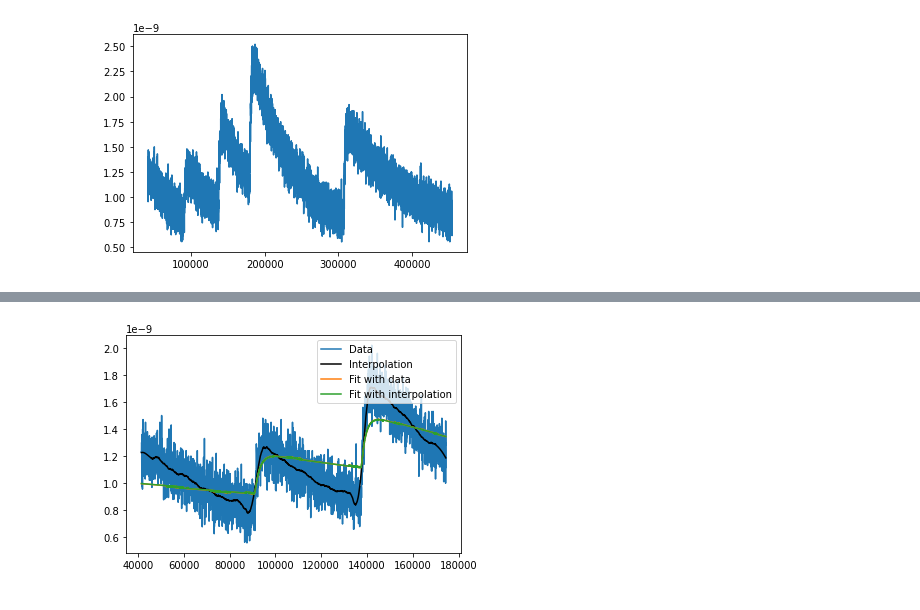
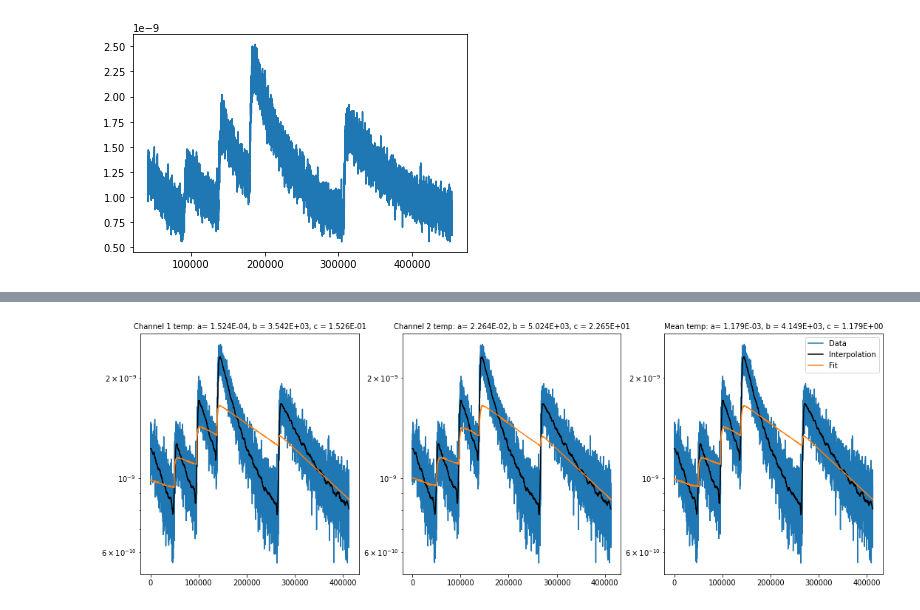
Before and after one commit to Moore-Lab/outgassing-setup, a Jupyter notebook: analysis/Data_Analysis.ipynb, the cells around one changed output, grey strips where cells are left out. Cells and saved outputs as stored; diff of their text form; code cells hidden in the pictures.

```diff
--- a/analysis/Data_Analysis.ipynb
+++ b/analysis/Data_Analysis.ipynb
@@ -134,14 +165,19 @@ d.range[gas]
 # %%
+##this takes a while to run, so eventually it might be good to try to optimize how this is running
+##I might start with coarser binning for the parameter scans
 c_range = np.arange(0, 100000, 10000)
 for i,gas in enumerate(d.gases):
     if gas =='CO2':
         continue
-    xdata = np.array(d.data[gas]['exp_time'])[1000:d.range[gas][1][1]]
-    ydata = np.array(d.data[gas]['pressure'])[1000:d.range[gas][1][1]]
-    temp = np.array(d.data[gas]['ch2_lerp'])[1000:d.range[gas][1][1]]
-    sample_temp = np.array(d.data[gas]['mean_temp'])[1000:d.range[gas][1][1]]
+    xoffset = np.array(d.data[gas]['exp_time'])[1000]
+    xdata = np.array(d.data[gas]['exp_time'])[1000:]-xoffset#d.range[gas][1][1]]-xoffset
+    ydata = np.array(d.data[gas]['pressure'])[1000:]#d.range[gas][1][1]]
+    temp1 = np.array(d.data[gas]['ch1_lerp'])[1000:]#d.range[gas][1][1]]
+    temp2 = np.array(d.data[gas]['ch2_lerp'])[1000:]#d.range[gas][1][1]]
+    sample_temp = np.array(d.data[gas]['mean_temp'])[1000:]#d.range[gas][1][1]]
 
-    plt.figure()
+    fig, axes = plt.subplots(nrows=1, ncols=3, figsize=(18,6))
+
     # interpolation to smooth out the noise
     xx = np.linspace(xdata.min(),xdata.max(), len(xdata))
     itp = interp1d(xdata,ydata, kind='linear')
@@ -149,15 +185,19 @@ for i,gas in enumerate(d.gases):
     yy_sg = savgol_filter(itp(xx), window_size, poly_order)
 
 
-    plt.plot(xdata,ydata, label='Data')
-    plt.plot(xx,yy_sg, label='Interpolation', c='k')
+    for ax in axes:
+        ax.plot(xdata,ydata, label='Data')
+        ax.plot(xx,yy_sg, label='Interpolation', c='k')
+        ax.set_yscale('log')
 
 
     i=1
-    popt_list_data = []
-    chi_list_data = []
-    popt_list_inter = []
-    chi_list_inter = []
+    popt_list_t1 = []
+    popt_list_t2 = []
+    popt_list_tm = []
+    chi_list_t1 = []
+    chi_list_t2 = []
+    chi_list_tm = []
     #scanning through a range of possible parameter values to find the best fit via minimizing the chi-squared value
     for x in a_range:
         for y in b_range:
@@ -165,36 +205,53 @@ for i,gas in enumerate(d.gases):
                 i += 1
                 #a, b = fsolve(constraint_eq, (x, y))
                 try:
-                    #fitting the data
-                    popt,pcov = curve_fit(d.fitfunction, [xdata,temp], ydata, p0=[x, y, z])
-                    fit = d.fitfunction([xdata,temp], *popt)
-                    chi_data = np.sum((fit - ydata)**2 / fit)
+                    #fits for the temperature from the first channel:
+                    popt1,pcov1 = curve_fit(d.fitfunction, [xdata,temp1], ydata, p0=[x, y, 0.005])
+                    fit1 = d.fitfunction([xdata,temp1], *popt1)
+                    chi_data1 = np.sum((fit1 - ydata)**2 / fit1)
+                    popt_list_t1.append(popt1)
+                    chi_list_t1.append(chi_data1)
 
-                    #fitting the interpolation
-                    popt_inter, pcov_inter = curve_fit(d.fitfunction, [xx,temp], yy_sg, p0=[x, y, z])
-                    fit_inter = d.fitfunction([xx,temp], *popt_inter)
-                    chi_inter = np.sum((fit - yy_sg)**2 / fit)
+                    #fits for the temperature from the second channel:
+                    popt2,pcov2 = curve_fit(d.fitfunction, [xdata,temp2], ydata, p0=[x, y, 0.005])
+                    fit2 = d.fitfunction([xdata,temp2], *popt2)
+                    chi_data2 = np.sum((fit2 - ydata)**2 / fit2)
+                    popt_list_t2.append(popt2)
+                    chi_list_t2.append(chi_data2)
 
-                    popt_list_data.append(popt)
-                    popt_list_inter.append(popt_inter)
-                    chi_list_data.append(chi_data)
-                    chi_list_inter.append(chi_inter)
+                    #fits for the mean temperature:
+                    poptm,pcovm = curve_fit(d.fitfunction, [xdata,sample_temp], ydata, p0=[x, y, 0.005])
+                    fitm = d.fitfunction([xdata,sample_temp], *poptm)
+                    chi_datam = np.sum((fitm - ydata)**2 / fitm)
+                    popt_list_tm.append(poptm)
+                    chi_list_tm.append(chi_datam)
                 except:
                     pass
 
-    #finding the min chi-squared value of the fits
-    popt_list = np.array(popt_list_data)[np.array(chi_list_data) > 0]
-    chi_list_data = np.array(chi_list_data)[np.array(chi_list_data) > 0]
-    popt_list_inter = np.array(popt_list_inter)[np.array(chi_list_inter) > 0]
-    chi_list_inter = np.array(chi_list_inter)[np.array(chi_list_inter) > 0]
+    #converting the lists to arrays
+    popt_list_t1 = np.array(popt_list_t1)[np.array(chi_list_t1) > 0]
+    chi_list_t1 = np.array(chi_list_t1)[np.array(chi_list_t1) > 0]
+    popt_list_t2 = np.array(popt_list_t2)[np.array(chi_list_t2) > 0]
+    chi_list_t2 = np.array(chi_list_t2)[np.array(chi_list_t2) > 0]
+    popt_list_tm = np.array(popt_list_tm)[np.array(chi_list_tm) > 0]
+    chi_list_tm = np.array(chi_list_tm)[np.array(chi_list_tm) >0]
 
-    pfit = popt_list[np.where(chi_list_data==np.min(chi_list_data))]
-    pfit_inter = popt_list_inter[np.where(chi_list_inter==np.min(chi_list_inter))]
-    print(pfit)
-    print(pfit_inter)
-    #for pfit in popt_list:
-    plt.plot(xdata, d.fitfunction([xdata,temp], *pfit[0]), label='Fit with data')
-    plt.plot(xdata, d.fitfunction([xx,temp], *pfit_inter[0]), label='Fit with interpolation')
+    #finding the fit with the lowest chi-squared value
+    pfit_t1 = popt_list_t1[np.where(chi_list_t1==np.min(chi_list_t1))]
+    pfit_t2 = popt_list_t2[np.where(chi_list_t2==np.min(chi_list_t2))]
+    pfit_tm = popt_list_tm[np.where(chi_list_tm==np.min(chi_list_tm))]
+
+    #plotting the fits against the data and interpolation
+    axes[0].plot(xdata, d.fitfunction([xdata,temp1], *pfit_t1[0]), label='Fit')
+    axes[1].plot(xdata, d.fitfunction([xdata,temp2], *pfit_t2[0]), label='Fit')
+    axes[2].plot(xdata, d.fitfunction([xdata,sample_temp], *pfit_tm[0]), label='Fit')
+
+    axes[0].set_title('Channel 1 temp: a= {:.3E}, b = {:.3E}, c = {:.3E}'.format(pfit_t1[0][0], pfit_t1[0][1],
+                                                                                 pfit_t1[0][2]), fontsize=10)
+    axes[1].set_title('Channel 2 temp: a= {:.3E}, b = {:.3E}, c = {:.3E}'.format(pfit_t2[0][0], pfit_t2[0][1],
+                                                                                 pfit_t2[0][2]), fontsize=10)
+    axes[2].set_title('Mean temp: a= {:.3E}, b = {:.3E}, c = {:.3E}'.format(pfit_tm[0][0], pfit_tm[0][1],
+                                                                                     pfit_tm[0][2]), fontsize=10)
     plt.legend(loc='upper right')
     #plt.savefig('{}_peakfit.png'.format(sample_temp[0]))
     plt.show()
@@ -204,3 +259,3 @@ for i,gas in enumerate(d.gases):
-[figure, old version]
+[figure, new version]
 # %%
 print(np.min(chi_list_data))
```
Also changed, not shown: parts of 5 cells of this notebook.
